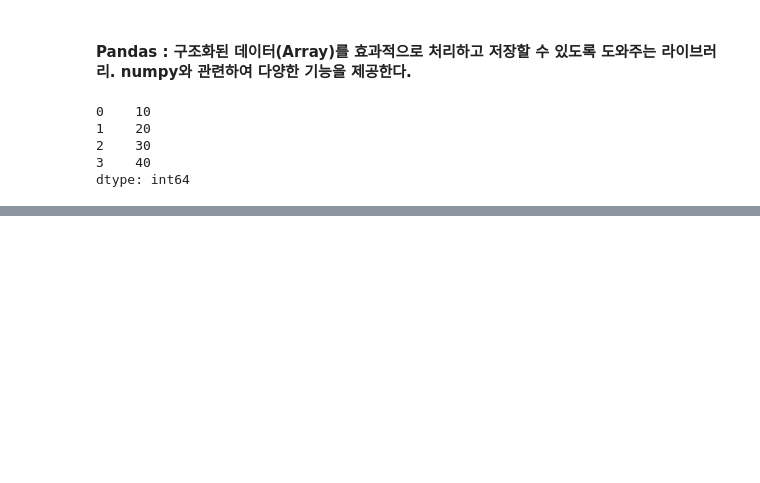
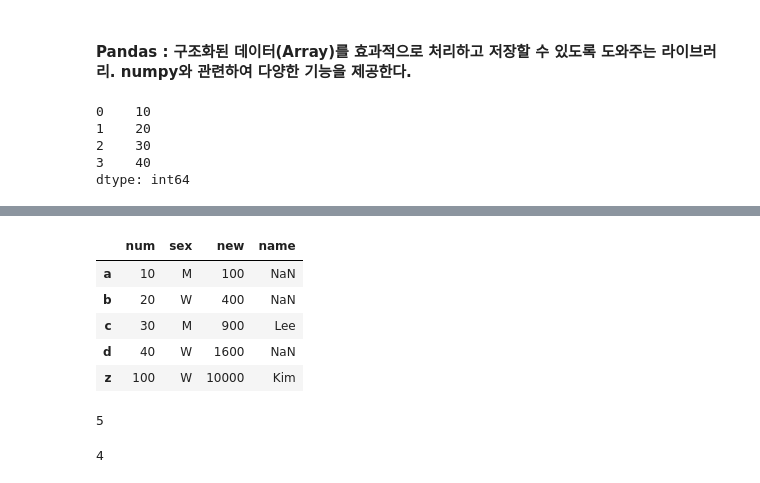
Before and after one commit to Notepad96/Data-Analysis, a Jupyter notebook: pandas/pandas1.ipynb, the cells around one changed output, grey strips where cells are left out. Saved outputs shown, nothing was run; the diff lists cells and outputs as text; code cells hidden in the pictures; blank space fills up the shorter version.

```diff
--- a/pandas/pandas1.ipynb
+++ b/pandas/pandas1.ipynb
@@ -15,0 +135,21 @@ dtype: int64
+# %%
+arr3.loc['c', 'name'] = "Lee"
+arr3.loc['z', 'name'] = "Kim"
+arr3
+# %% [output]
+|  | num | sex | new | name |
+| a | 10 | M | 100 | NaN |
+| b | 20 | W | 400 | NaN |
+| c | 30 | M | 900 | Lee |
+| d | 40 | W | 1600 | NaN |
+| z | 100 | W | 10000 | Kim |
+# %%
+# 행 개수
+len(arr3)
+# %% [output]
+5
+# %%
+# 열 개수
+len(arr3.columns)
+# %% [output]
+4
```
Also changed, not shown: parts of 26 cells of this notebook.
